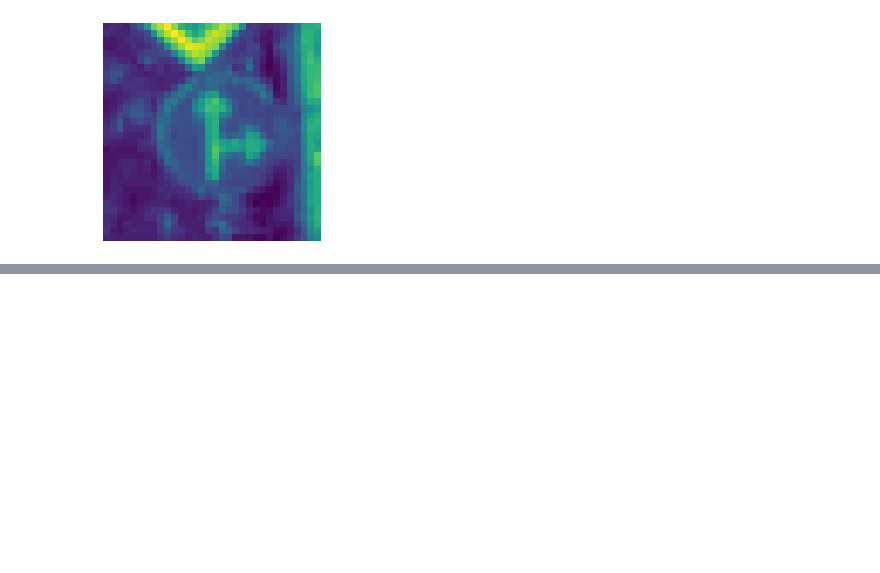
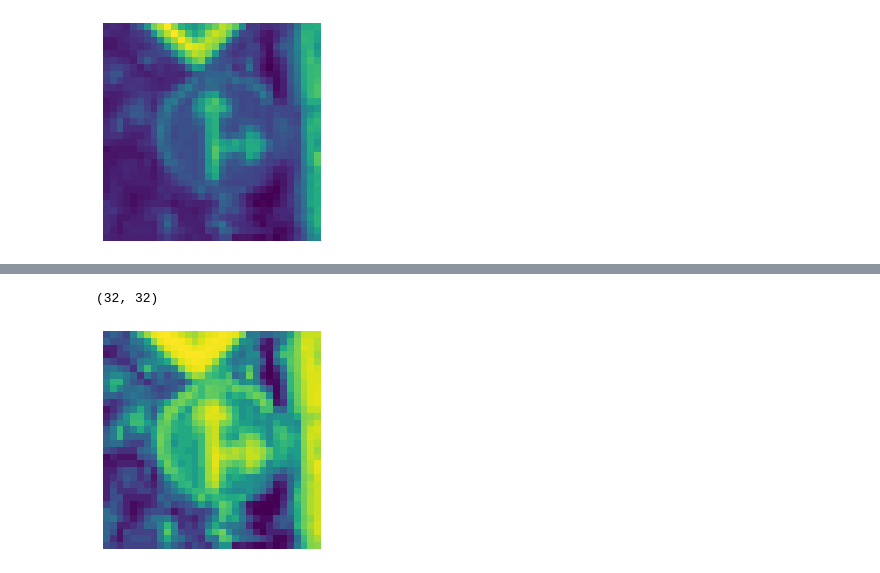
Before and after one commit to hpt1988/Applied-Deep-Learning_The-Complete-Self-Driving-Car-Course, a Jupyter notebook: traffic_signs/traffic_signs.ipynb, the cells around one changed output, grey strips where cells are left out. Drawn from its saved outputs; the diff is of its cells as text; code cells hidden in the pictures; blank space fills up the shorter version.

Commit message:
histogram equalization, normalization, adding depth and 1 hot encoding the datasets

```diff
--- a/traffic_signs/traffic_signs.ipynb
+++ b/traffic_signs/traffic_signs.ipynb
@@ -190,0 +203,13 @@ print(img.shape)
+# %%
+# cv2.equalizeHist() will only accept grayscale images, as they don't have depth
+def equalize(img):
+    img = cv2.equalizeHist(img)
+    return img
+
+img = equalize(img)
+plt.imshow(img)
+plt.axis("off")
+print(img.shape)
+# %% [output]
+(32, 32)
+[figure, added]
```
Also changed, not shown: parts of 10 cells of this notebook, 2 other files.
